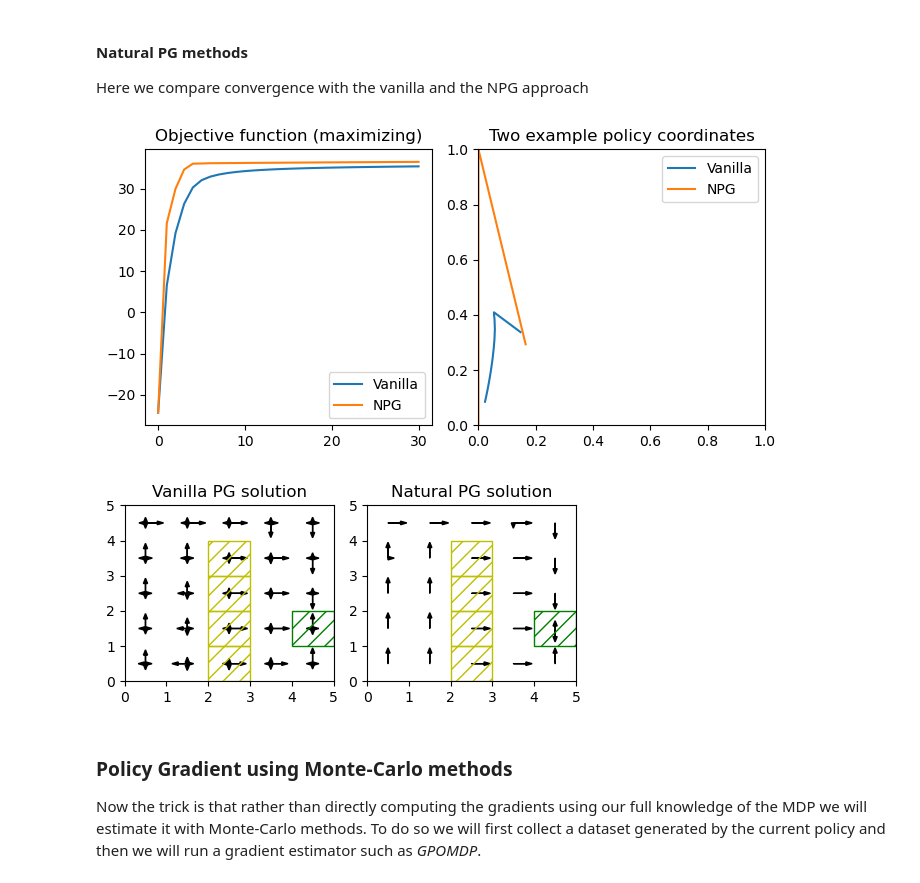
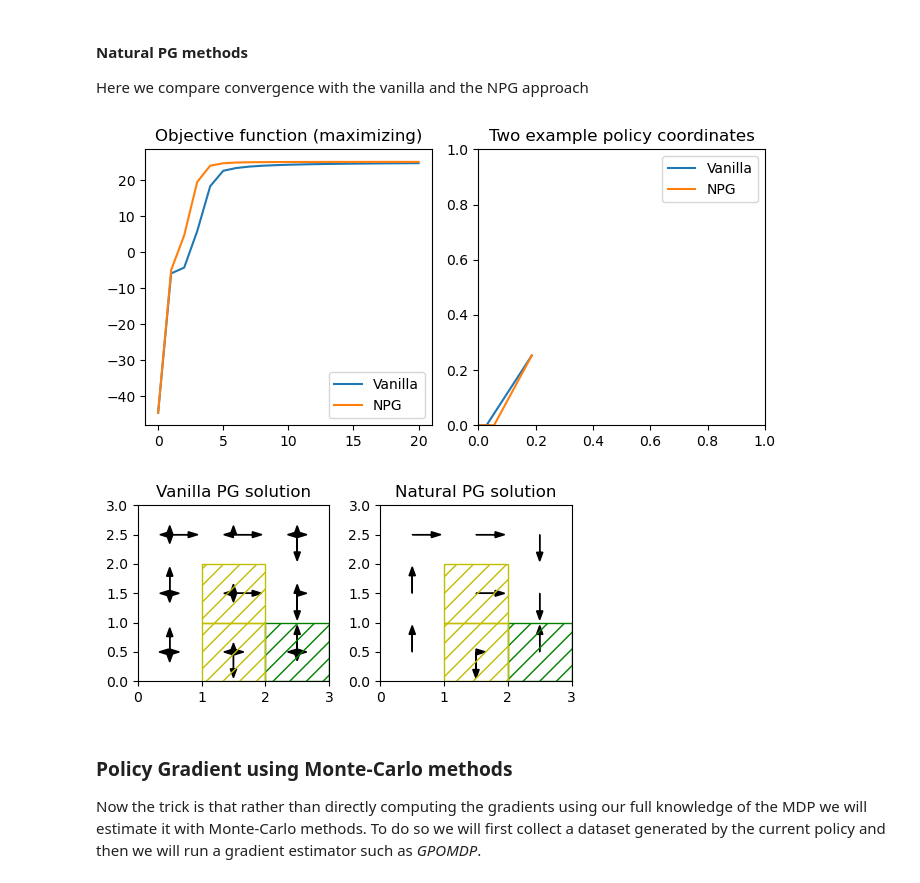
Before and after one commit to RenardDesNeiges/CIRL_Experiments, a Jupyter notebook: pg_experiments.ipynb, the cells around one changed output. Cells and saved outputs as stored; diff of their text form; code cells hidden in the pictures.

```diff
--- a/pg_experiments.ipynb
+++ b/pg_experiments.ipynb
@@ -50,9 +50,9 @@ from jax.config import config; config.update("jax_enable_x64", True)
 #### Instanciating a Gridworld environment
 # %%
 R = 100
-P = -200
-goals = [((4,1),R),((2,0),P),((2,1),P),((2,2),P),((2,3),P)]
-gridMDP = Gridworld(5,5,0.1,0.95,goals=goals,obstacles=[])
+P = -300
+goals = [((2,0),R),((1,0),P),((1,1),P)]
+gridMDP = Gridworld(3,3,0.1,0.9,goals=goals,obstacles=[])
 gridMDP.init_distrib =  jnp.exp(jax.random.uniform(key,(gridMDP.n,))) / \
     jnp.sum(jnp.exp(jax.random.uniform(key,(gridMDP.n,))))
 
@@ -140,33 +140,34 @@ $$
 
 Here we compare convergence with the vanilla and the NPG approach
 # %%
-STEPS = 30
+STEPS = 20
 V_LR = 1
-N_LR = 1e-1
+N_LR = 3e-2
 naturalGrad = naturalGradOracle(gridMDP, None, key, parametrization, 1,1)
 
 alg_vanilla = PolicyGradientMethod(gridMDP,key,vanillaGrad,logger)
 alg_natural = PolicyGradientMethod(gridMDP,key,naturalGrad,logger)
 
 log_vpg, t_v = alg_vanilla.train(STEPS,V_LR)
 log_npg, t_n = alg_natural.train(STEPS,N_LR)
 
 scale = 0.7; fig, ax = plt.subplots(1,2,figsize=(scale*10,scale*5))
 ax[0].set_title('Objective function (maximizing)');ax[1].set_title('Two example policy coordinates')
 
+s_disp = 5
 pis=jnp.stack([e['pi'] for e in log_vpg])
 js=jnp.stack([e['J'] for e in log_vpg])
-ax[0].plot(js); ax[1].plot(pis[:,0,0],pis[:,0,1])
+ax[0].plot(js); ax[1].plot(pis[:,s_disp,0],pis[:,s_disp,1])
 pis=jnp.stack([e['pi'] for e in log_npg])
 js=jnp.stack([e['J'] for e in log_npg])
-ax[0].plot(js); ax[1].plot(pis[:,1,0],pis[:,1,1])
+ax[0].plot(js); ax[1].plot(pis[:,s_disp,0],pis[:,s_disp,1])
 ax[1].set_xlim([0,1]);ax[1].set_ylim([0,1])
 ax[0].legend(['Vanilla','NPG'])
 ax[1].legend(['Vanilla','NPG'])
 fig.tight_layout()
 plt.show()
 # %% [output]
-[figure, old version]
+[figure, new version]
 # %%
 scale = 0.5; fig, ax = plt.subplots(1,2,figsize=(scale*10,scale*5))
 gridplot(gridMDP,ax[0],stochastic_policy=nn.softmax(t_v,axis=1),goals=goals)
@@ -175,7 +176,7 @@ gridplot(gridMDP,ax[1],stochastic_policy=nn.softmax(t_n,axis=1),goals=goals)
 ax[1].set_title('Natural PG solution')
 fig.tight_layout()
 # %% [output]
-[figure, old version]
+[figure, new version]
 # %% [markdown]
 ### Policy Gradient using Monte-Carlo methods
 
```
Also changed, not shown: parts of 4 cells of this notebook, 5 other files.
